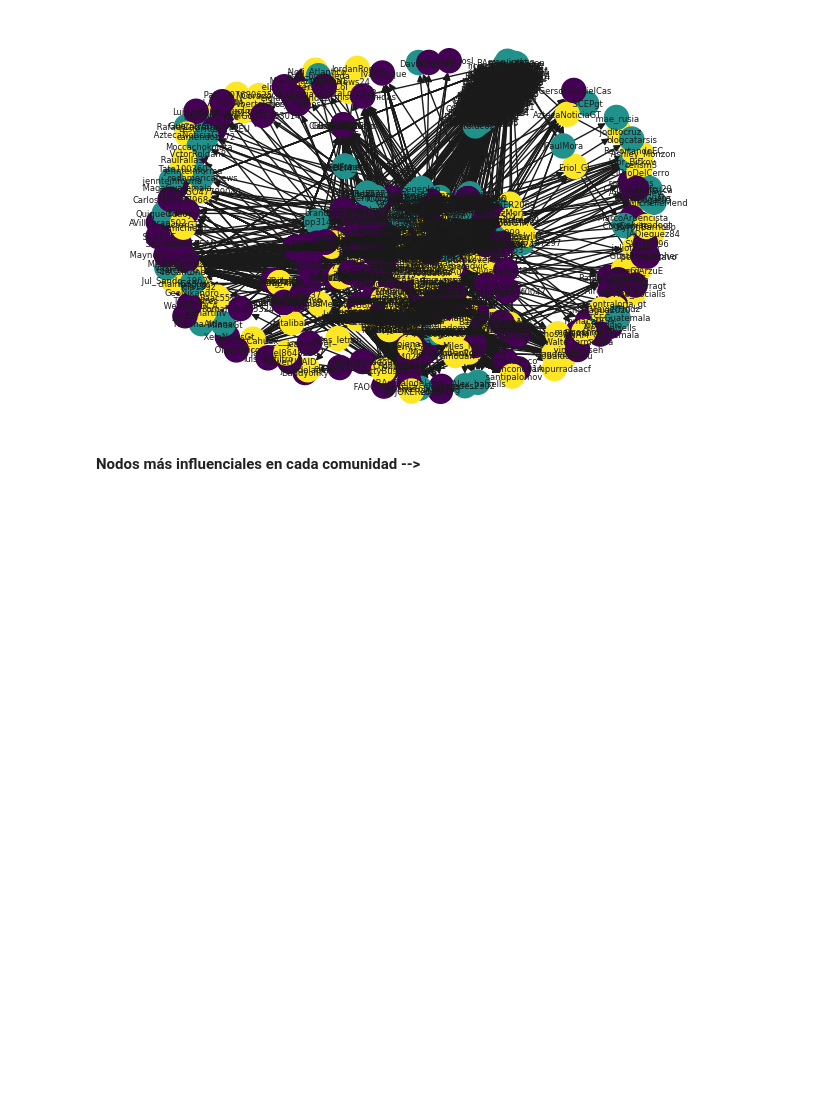
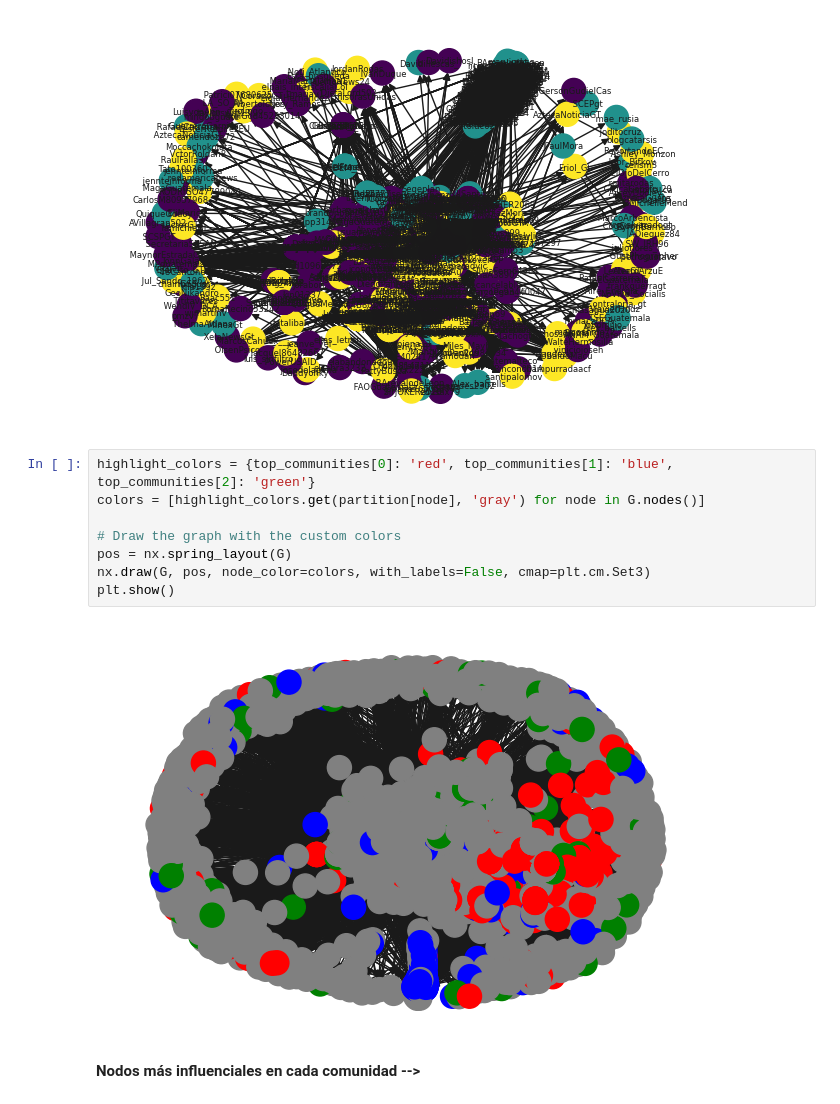
Before and after one commit to Andrea-gt/snetwork-analysis, a Jupyter notebook: snetwork_analysis.ipynb, the cells around one changed output. Drawn from its saved outputs; the diff is of its cells as text; blank space fills up the shorter version.

Commit message:
feat: Influencer Analysis & Key Nodes

```diff
--- a/snetwork_analysis.ipynb
+++ b/snetwork_analysis.ipynb
@@ -558,6 +558,16 @@ nx.draw(subgraph, pos, node_color=colors, with_labels=True, font_size=6, cmap=pl
 plt.show()
 # %% [output]
 [figure]
+# %%
+highlight_colors = {top_communities[0]: 'red', top_communities[1]: 'blue', top_communities[2]: 'green'}
+colors = [highlight_colors.get(partition[node], 'gray') for node in G.nodes()]
+
+# Draw the graph with the custom colors
+pos = nx.spring_layout(G)
+nx.draw(G, pos, node_color=colors, with_labels=False, cmap=plt.cm.Set3)
+plt.show()
+# %% [output]
+[figure, added]
 # %% [markdown]
 **Nodos más influenciales en cada comunidad -->**
 # %%
```
Also changed, not shown: parts of 3 cells of this notebook.
